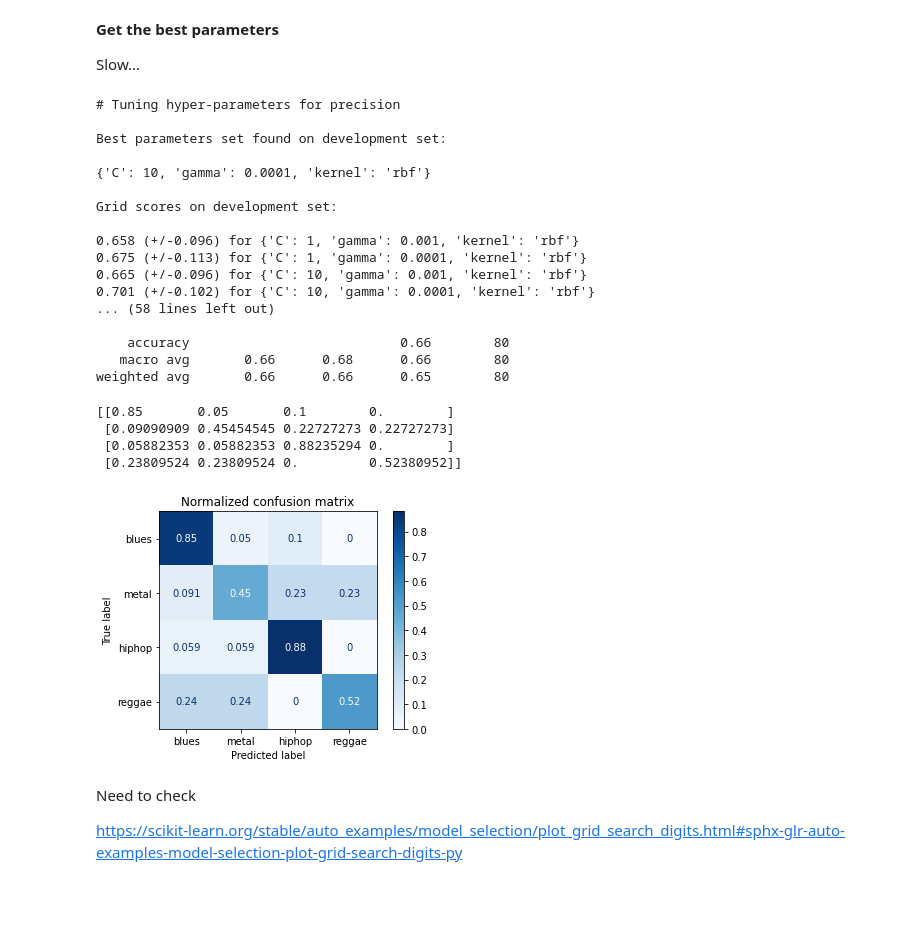
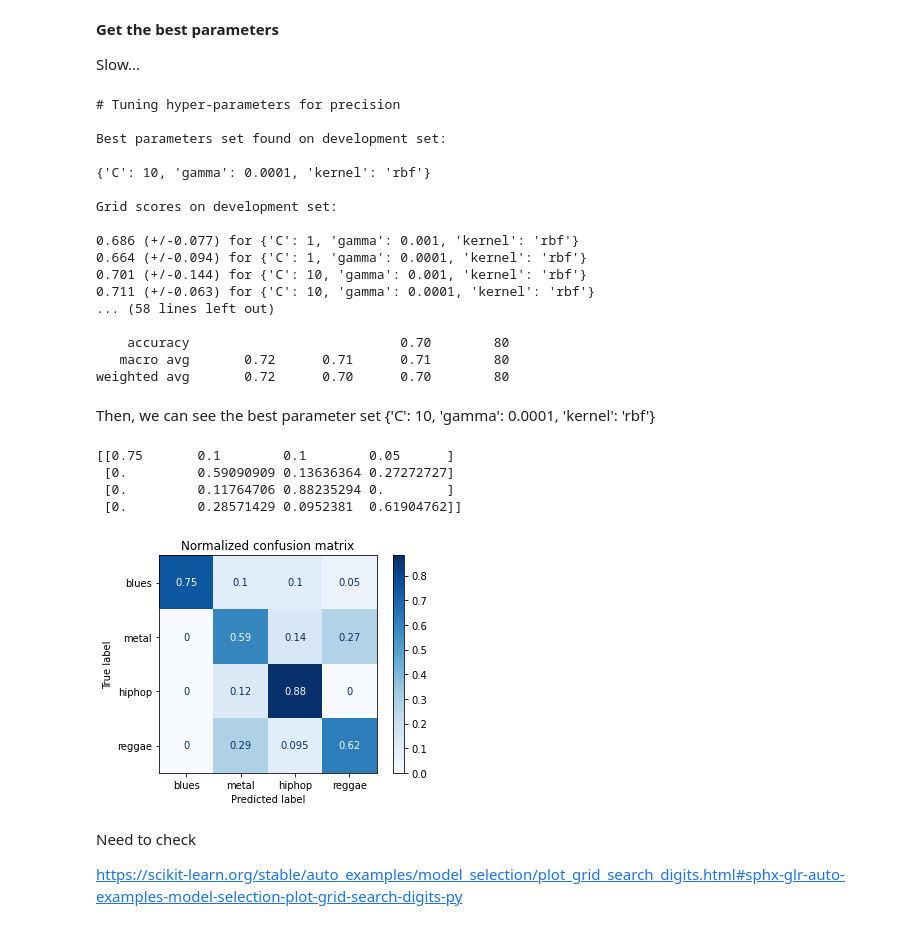
Before and after one commit to yilin10/MusicalGenreClassification, a Jupyter notebook: Assignment1.ipynb, the cells around one changed output. Drawn from its saved outputs; the diff is of its cells as text; code cells hidden in the pictures; blank space fills up the shorter version.

```diff
--- a/Assignment1.ipynb
+++ b/Assignment1.ipynb
@@ -202,7 +202,7 @@ tempo_value = np.zeros((400, 13))
 
 columns =[]
 for each_file, index in zip(genre_data['Path'],range(0,400)):
-    hop_length = 512
+    hop_length = 2048 # 512
     y, sr = librosa.load(each_file)
     #print("Now processing:",each_file)
     # get feature mfcc
@@ -214,7 +214,7 @@ for each_file, index in zip(genre_data['Path'],range(0,400)):
     chroma_value[index, :] = np.mean(features_chroma, axis=1)
 
     #get feature tempo
-    hop_length_t = 512
+    hop_length_t = 2048 # 512
     oenv = librosa.onset.onset_strength(y=y, sr=sr, hop_length=hop_length_t)
     features_tempo = librosa.feature.tempogram(onset_envelope=oenv, sr=sr,hop_length=hop_length_t)
     tempo_value[index,:] =  np.mean(features_tempo.T, axis=1)[12]
@@ -479,7 +481,7 @@ Wall time: 872 ms
 # %% [markdown]
 So we can use the best parameter for training
 # %%
-kClassifier = neighbors.KNeighborsClassifier(n_neighbors=10, weights = 'distance',p =3)
+kClassifier = neighbors.KNeighborsClassifier(n_neighbors=3, weights = 'distance',p =1)
 kClassifier.fit(X_train,y_train)
 
 predictedTestLabels = kClassifier.predict(X_test)
@@ -610,35 +612,40 @@ Best parameters set found on development set:
 
 Grid scores on development set:
 
-0.658 (+/-0.096) for {'C': 1, 'gamma': 0.001, 'kernel': 'rbf'}
-0.675 (+/-0.113) for {'C': 1, 'gamma': 0.0001, 'kernel': 'rbf'}
-0.665 (+/-0.096) for {'C': 10, 'gamma': 0.001, 'kernel': 'rbf'}
-0.701 (+/-0.102) for {'C': 10, 'gamma': 0.0001, 'kernel': 'rbf'}
+0.686 (+/-0.077) for {'C': 1, 'gamma': 0.001, 'kernel': 'rbf'}
+0.664 (+/-0.094) for {'C': 1, 'gamma': 0.0001, 'kernel': 'rbf'}
+0.701 (+/-0.144) for {'C': 10, 'gamma': 0.001, 'kernel': 'rbf'}
+0.711 (+/-0.063) for {'C': 10, 'gamma': 0.0001, 'kernel': 'rbf'}
 ... (58 lines left out)
 
-    accuracy                           0.66        80
-   macro avg       0.66      0.68      0.66        80
-weighted avg       0.66      0.66      0.65        80
+    accuracy                           0.70        80
+   macro avg       0.72      0.71      0.71        80
+weighted avg       0.72      0.70      0.70        80
+# %% [markdown]
+Then, we can see the best parameter set
+{'C': 10, 'gamma': 0.0001, 'kernel': 'rbf'}
 # %%
 from sklearn.metrics import plot_confusion_matrix
 # plot confusion matrix
 title = "Normalized confusion matrix"
+clf = svm.SVC(C=10.0,kernel ='rbf',gamma =0.0001)
+clf.fit(X, Y)
 disp = plot_confusion_matrix(clf,X_test, y_test,
                                  display_labels=genre_analysis_list, # genre names list
                                  cmap=plt.cm.Blues,
                                  normalize='true')
 disp.ax_.set_title(title)
 
 print()
 print(disp.confusion_matrix)
 
 plt.show()
 # %% [output]
-[[0.85       0.05       0.1        0.        ]
- [0.09090909 0.45454545 0.22727273 0.22727273]
- [0.05882353 0.05882353 0.88235294 0.        ]
- [0.23809524 0.23809524 0.         0.52380952]]
+[[0.75       0.1        0.1        0.05      ]
+ [0.         0.59090909 0.13636364 0.27272727]
+ [0.         0.11764706 0.88235294 0.        ]
+ [0.         0.28571429 0.0952381  0.61904762]]
-[figure, old version]
+[figure, new version]
 # %% [markdown]
 Need to check
 
```
Also changed, not shown: parts of 11 cells of this notebook.
